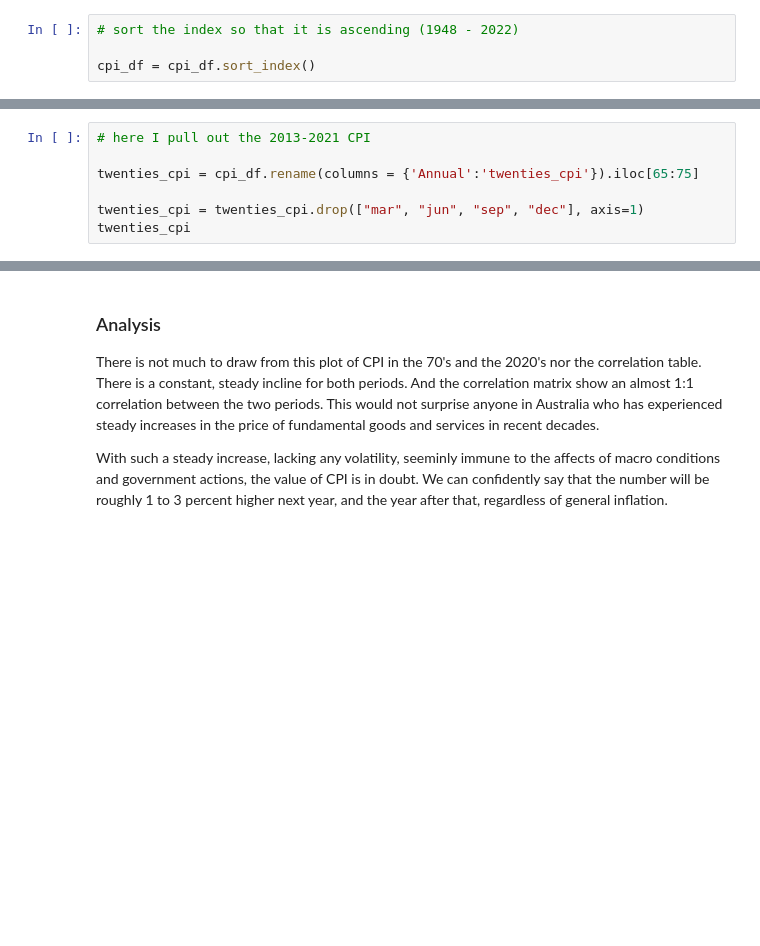
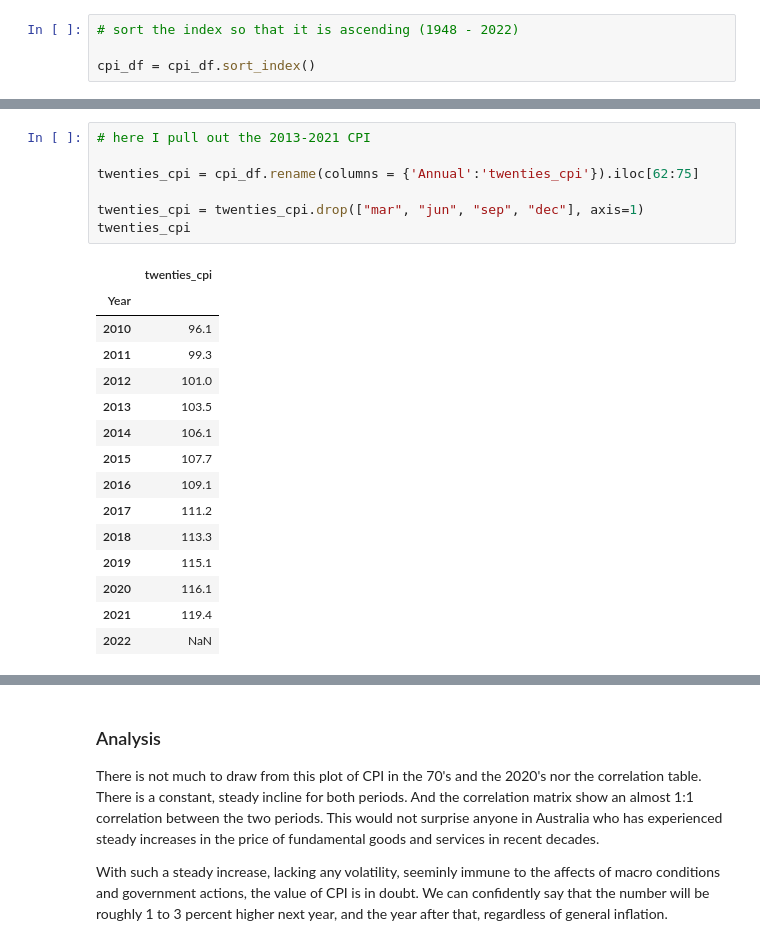
Before and after one commit to malrepos/FirstGroup, a Jupyter notebook: presentation_draft.ipynb, the cells around one changed output, grey strips where cells are left out. Drawn from its saved outputs; the diff is of its cells as text; blank space fills up the shorter version.

```diff
--- a/presentation_draft.ipynb
+++ b/presentation_draft.ipynb
@@ -257,10 +442,26 @@ seventies_cpi["seventies_cpi"].hvplot(
 # %%
 # here I pull out the 2013-2021 CPI
 
-twenties_cpi = cpi_df.rename(columns = {'Annual':'twenties_cpi'}).iloc[65:75]
+twenties_cpi = cpi_df.rename(columns = {'Annual':'twenties_cpi'}).iloc[62:75]
 
 twenties_cpi = twenties_cpi.drop(["mar", "jun", "sep", "dec"], axis=1)
 twenties_cpi
+# %% [output]
+|  | twenties_cpi |
+| Year |  |
+| 2010 | 96.1 |
+| 2011 | 99.3 |
+| 2012 | 101.0 |
+| 2013 | 103.5 |
+| 2014 | 106.1 |
+| 2015 | 107.7 |
+| 2016 | 109.1 |
+| 2017 | 111.2 |
+| 2018 | 113.3 |
+| 2019 | 115.1 |
+| 2020 | 116.1 |
+| 2021 | 119.4 |
+| 2022 | NaN |
 # %%
 twenties_cpi["twenties_cpi"].hvplot(
     label="Annual Inflation in the 2010's and Up",
```
Also changed, not shown: parts of 80 cells of this notebook.
